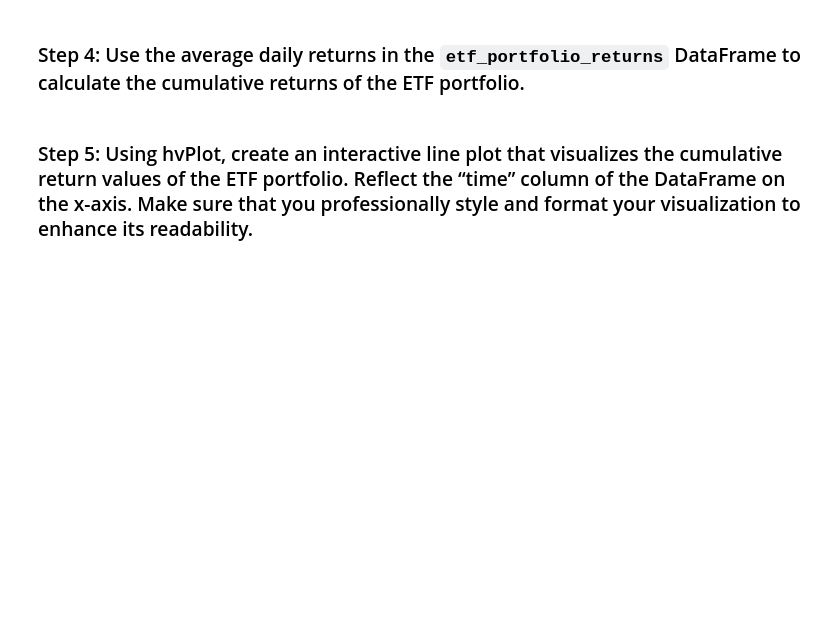
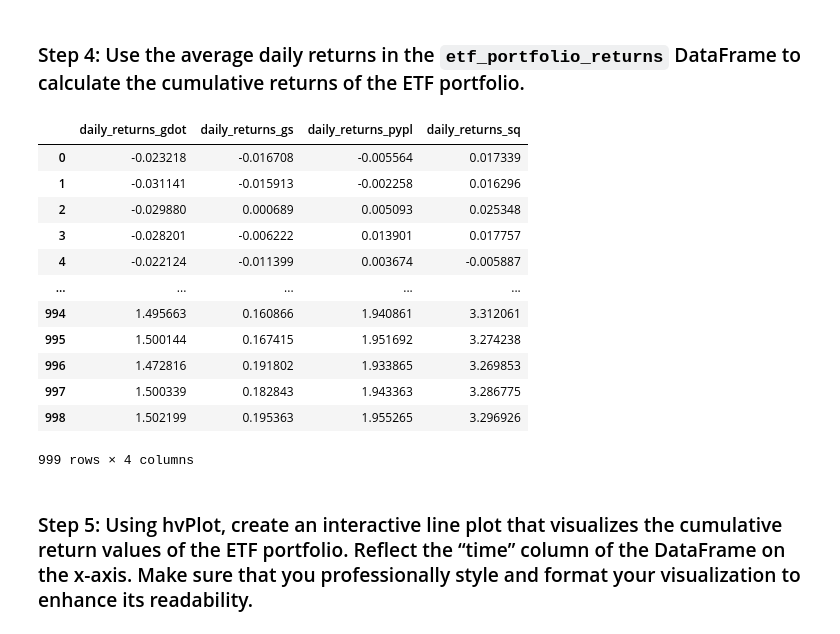
Before and after one commit to jojomani/ETF_Analyzer, a Jupyter notebook: etf_analyzer.ipynb, the cells around one changed output. Cells and saved outputs as stored; diff of their text form; code cells hidden in the pictures; blank space fills up the shorter version.

```diff
--- a/etf_analyzer.ipynb
+++ b/etf_analyzer.ipynb
@@ -405,10 +453,24 @@ annualized_etf_portfolio_returns = # YOUR CODE HERE
 # %%
 # Use the average daily returns provided by the etf_portfolio_returns DataFrame
 # to calculate the cumulative returns
-etf_cumulative_returns = # YOUR CODE HERE
+etf_cumulative_returns = etf_portfolio_returns.cumsum()
 
 # Display the final cumulative return value
-# YOUR CODE HERE
+etf_cumulative_returns
+# %% [output]
+|  | daily_returns_gdot | daily_returns_gs | daily_returns_pypl | daily_returns_sq |
+| 0 | -0.023218 | -0.016708 | -0.005564 | 0.017339 |
+| 1 | -0.031141 | -0.015913 | -0.002258 | 0.016296 |
+| 2 | -0.029880 | 0.000689 | 0.005093 | 0.025348 |
+| 3 | -0.028201 | -0.006222 | 0.013901 | 0.017757 |
+| 4 | -0.022124 | -0.011399 | 0.003674 | -0.005887 |
+| ... | ... | ... | ... | ... |
+| 994 | 1.495663 | 0.160866 | 1.940861 | 3.312061 |
+| 995 | 1.500144 | 0.167415 | 1.951692 | 3.274238 |
+| 996 | 1.472816 | 0.191802 | 1.933865 | 3.269853 |
+| 997 | 1.500339 | 0.182843 | 1.943363 | 3.286775 |
+| 998 | 1.502199 | 0.195363 | 1.955265 | 3.296926 |
+999 rows × 4 columns
 # %% [markdown]
 ### Step 5: Using hvPlot, create an interactive line plot that visualizes the cumulative return values of the ETF portfolio. Reflect the “time” column of the DataFrame on the x-axis. Make sure that you professionally style and format your visualization to enhance its readability.
 # %%
```
Also changed, not shown: parts of 7 cells of this notebook.
